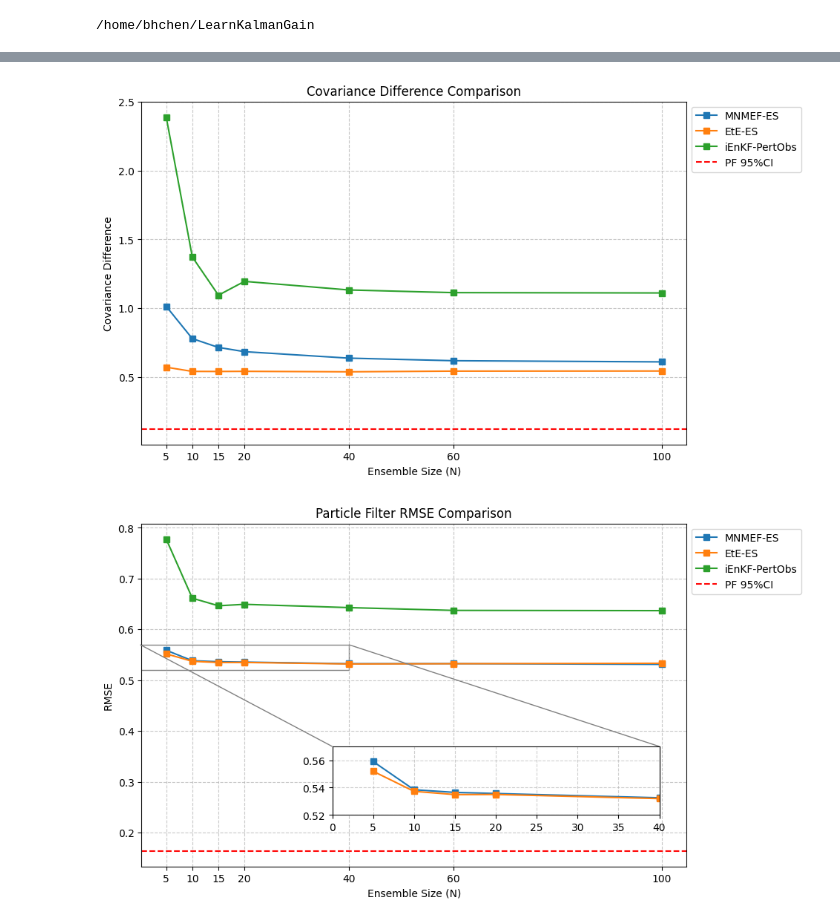
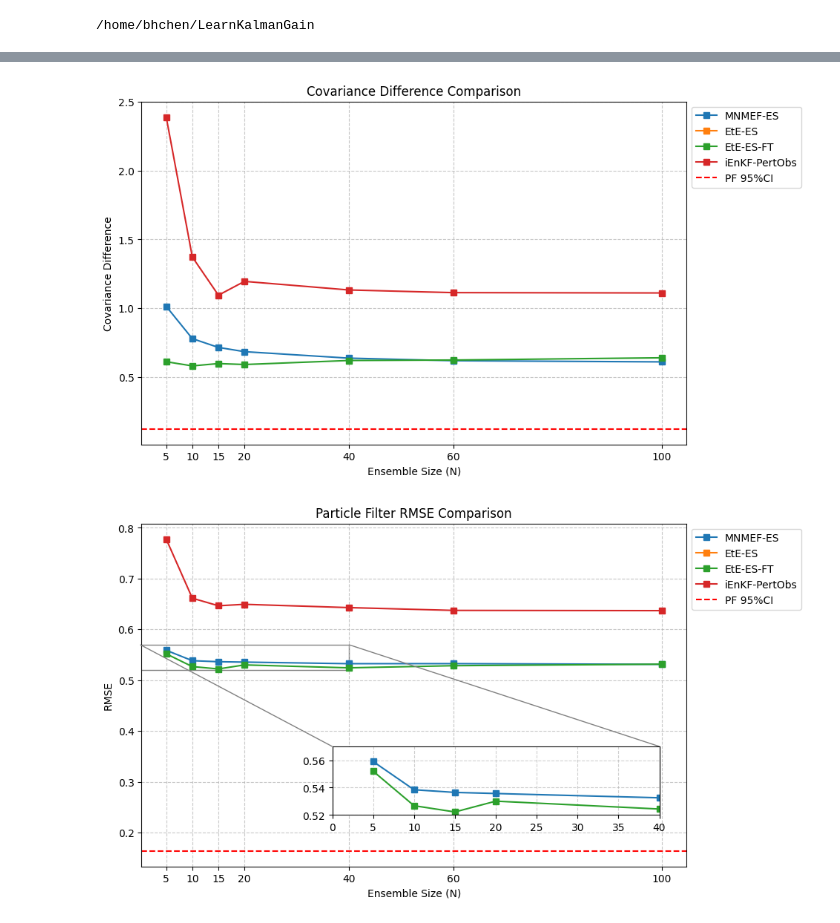
Before and after one commit to wispcarey/Proper-Scoring-Ensemble-Filter, a Jupyter notebook: test_notebooks/L63_results.ipynb, the cells around one changed output, grey strips where cells are left out. Drawn from its saved outputs; the diff is of its cells as text; code cells hidden in the pictures.

```diff
--- a/test_notebooks/L63_results.ipynb
+++ b/test_notebooks/L63_results.ipynb
@@ -7,8 +7,3 @@ import torch
 import matplotlib.pyplot as plt
 import os
 import pandas as pd
-# %%
-data_path = os.path.join("save", "lorenz63_benchmarks", "benchmark_lorenz63_1.0_iEnKS-PertObs", "grid_search_results_100.pt")
-data = torch.load(data_path)
-print(data.keys())
-print(data['best_params'])
@@ -30,6 +22,7 @@ data_folders = [
     "2025-06-28_21-55lorenz63_1.0_10_60_8192_es_joint_CorrTerms",
     "2025-06-28_21-52lorenz63_1.0_10_60_8192_l2_joint_CorrTerms",
     "EtE-LinearCheck/2025-07-09_19-08lorenz63_1.0_10_60_8192_es_joint_EtE-LRes_nst",
+    "lorenz63_EtE_LRes/2025-08-07_11-00lorenz63_1.0_20_60_8192_nl2_joint_EtE-LRes_tuned",
     "lorenz63_benchmarks/benchmark_lorenz63_1.0_EnKF",
     "lorenz63_benchmarks/benchmark_lorenz63_1.0_ESRF",
     "lorenz63_benchmarks/benchmark_lorenz63_1.0_iEnKS-PertObs",
@@ -40,6 +33,7 @@ data_folders = [
 method_names = ['MNMEF-ES',
             'MNMEF-L2',
             'EtE-ES', # always nst
+            'EtE-ES-FT',
             "EnKF",
             "ESRF",
             "iEnKF-PertObs",
@@ -58,7 +52,6 @@ for i, folder in enumerate(data_folders):
         data = torch.load(data_file, weights_only=True)
         cov_diff = data["nn"]['cov_diff']
         pf_rmse = data["nn"]['pf_rmse']
-
 
         results.setdefault(method_name, {})
         results[method_name].setdefault('cov_diff', [])
@@ -146,12 +139,14 @@ ensemble_sizes = [5, 10, 15, 20, 40, 60, 100]
 
 data_folders = [
     "2025-06-28_21-55lorenz63_1.0_10_60_8192_es_joint_CorrTerms",
-    "EtE-LinearCheck/2025-07-09_19-08lorenz63_1.0_10_60_8192_es_joint_EtE-LRes_nst",
+    "lorenz63_EtE_LRes/2025-07-09_19-08lorenz63_1.0_10_60_8192_es_joint_EtE-LRes_nst",
+    "lorenz63_EtE_LRes/2025-08-07_11-00lorenz63_1.0_20_60_8192_nl2_joint_EtE-LRes_tuned",
     "lorenz63_benchmarks/benchmark_lorenz63_1.0_iEnKS-PertObs",
 ]
 
 method_names = ['MNMEF-ES',
             'EtE-ES', # always nst
+            'EtE-ES-FT',
             "iEnKF-PertObs",
             ]
 results = {}
@@ -211,32 +206,32 @@ for key in results.keys():
     ax2.plot(ensemble_sizes, results[key]['pf_rmse'], marker='s', label=key)
 ax2.axhline(y=PF_RMSE_95CI, color='r', linestyle='--', label='PF 95%CI')
 ax2.set_title('Particle Filter RMSE Comparison')
 ax2.set_xlabel('Ensemble Size (N)')
 ax2.set_ylabel('RMSE')
 ax2.set_xticks(ensemble_sizes)
 ax2.grid(True, linestyle='--', alpha=0.7)
 
 # Place legend outside the plot area to the upper right
 ax2.legend(loc='upper left', bbox_to_anchor=(1, 1))
 # Adjust subplot to prevent legend from being cut off
 fig2.subplots_adjust(right=0.65)
 
 
 # --- Inset for Figure 2 ---
 axins = ax2.inset_axes([0.35, 0.15, 0.6, 0.2])
 for key in results.keys():
     axins.plot(ensemble_sizes, results[key]['pf_rmse'], marker='s')
 axins.axhline(y=PF_RMSE_95CI, color='r', linestyle='--')
 
 x1, x2, y1, y2 = 0, 40, 0.52, 0.57
 axins.set_xlim(x1, x2)
 axins.set_ylim(y1, y2)
 axins.grid(True, linestyle='--', alpha=0.6)
 mark_inset(ax2, axins, loc1=2, loc2=1, fc="none", ec="0.5")
 
 
 # Show both plots
 plt.show()
 # %% [output]
-[figure, old version]
+[figure, new version]
-[figure, old version]
+[figure, new version]
```
Also changed, not shown: parts of 2 cells of this notebook, 13 other files.
